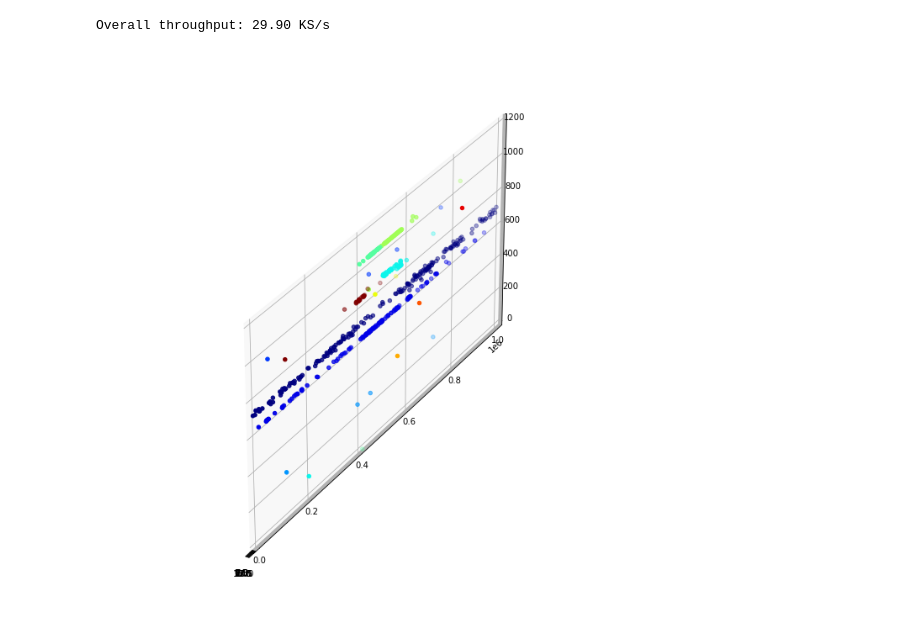
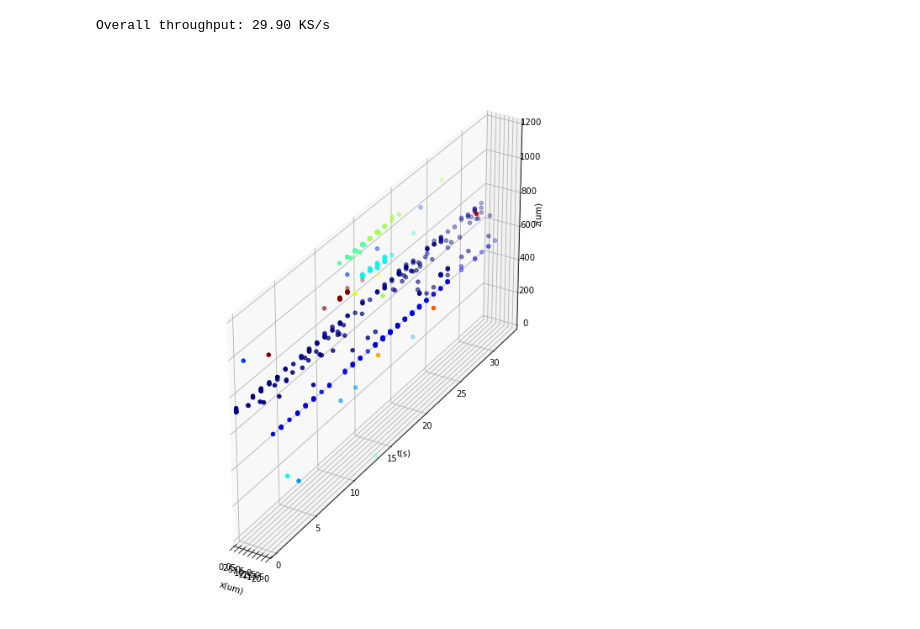
Before and after one commit to LucasHanCEF/l_sort, a Jupyter notebook: fpga_files/demo.ipynb, the cells around one changed output. Cells and saved outputs as stored; diff of their text form; code cells hidden in the pictures.

```diff
--- a/fpga_files/demo.ipynb
+++ b/fpga_files/demo.ipynb
@@ -21,6 +25,7 @@ dma = overlay.axi_dma_0
 in_buffer = allocate(shape=(length,), dtype=np.uint32)
 out_buffer = allocate(shape=(1000,), dtype=np.uint64)
 # %%
+# Data feeding and result decoding
 spikes = []
 total_time = 0.
 fig = plt.figure(figsize=(12, 12))
@@ -57,34 +62,37 @@ for i in range(num_window):
                 elif spike[1] > cluster_0:
                     spike[1] = spike[1] - 1
             # print(f'''Merge {cluster_0} to {cluster_1}''')
         j = j + 1
     spikes_ = np.stack(spikes, axis=1)
 
     # Prepare for plot
     x = spikes_[2, :]
     t = spikes_[0, :]
     z = spikes_[3, :]
     labels = spikes_[1, :]
     unique_labels = np.unique(labels)
     colors = plt.cm.jet(np.linspace(0, 1, len(unique_labels)))
     ax.clear()
     for k, label in enumerate(unique_labels):
-        ax.scatter(x[labels == label], t[labels == label], z[labels == label], color=colors[k], label=f'Label {label}')
-    ax.set_box_aspect([20, 2400, 1200])
+        ax.scatter(x[labels == label], t[labels == label] // 30e3, z[labels == label], color=colors[k], label=f'Label {label}')
+    ax.set_box_aspect([200, 2400, 1200])
+    ax.set_xlabel('x(um)')
+    ax.set_ylabel('t(s)')
+    ax.set_zlabel('z(um)')
     ax.set_xlim3d(0, 20)
-    ax.set_ylim3d(0, conf_length*(i+1))
+    ax.set_ylim3d(0, conf_length*(i+1) // 30e3)
     ax.set_zlim3d(0, 1200)
     display.clear_output(wait=True)
     if i < num_window - 1:
         display.display(fig)
         draw_time = datetime.datetime.now()
         print(f'''
         Time for processing: {(process_time-start_time).total_seconds():.2f} s
         Throughput: {conf_length/(process_time-start_time).total_seconds()/1e3:.2f} KS/s
         Time for drawing: {(draw_time-process_time).total_seconds():.2f} s
         ''')
     else:
         print(f'Overall throughput: {conf_length*num_window/total_time/1e3:.2f} KS/s')
 # %% [output]
 Overall throughput: 29.90 KS/s
-[figure, old version]
+[figure, new version]
```
Also changed, not shown: parts of 5 cells of this notebook.
